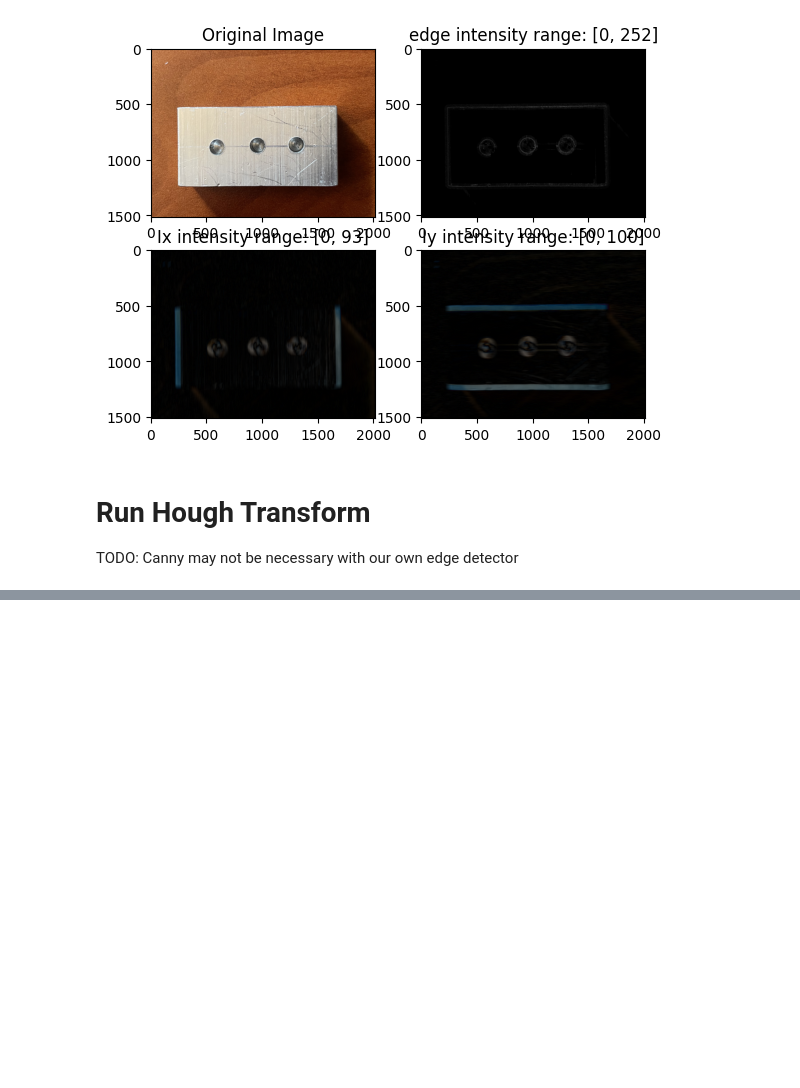
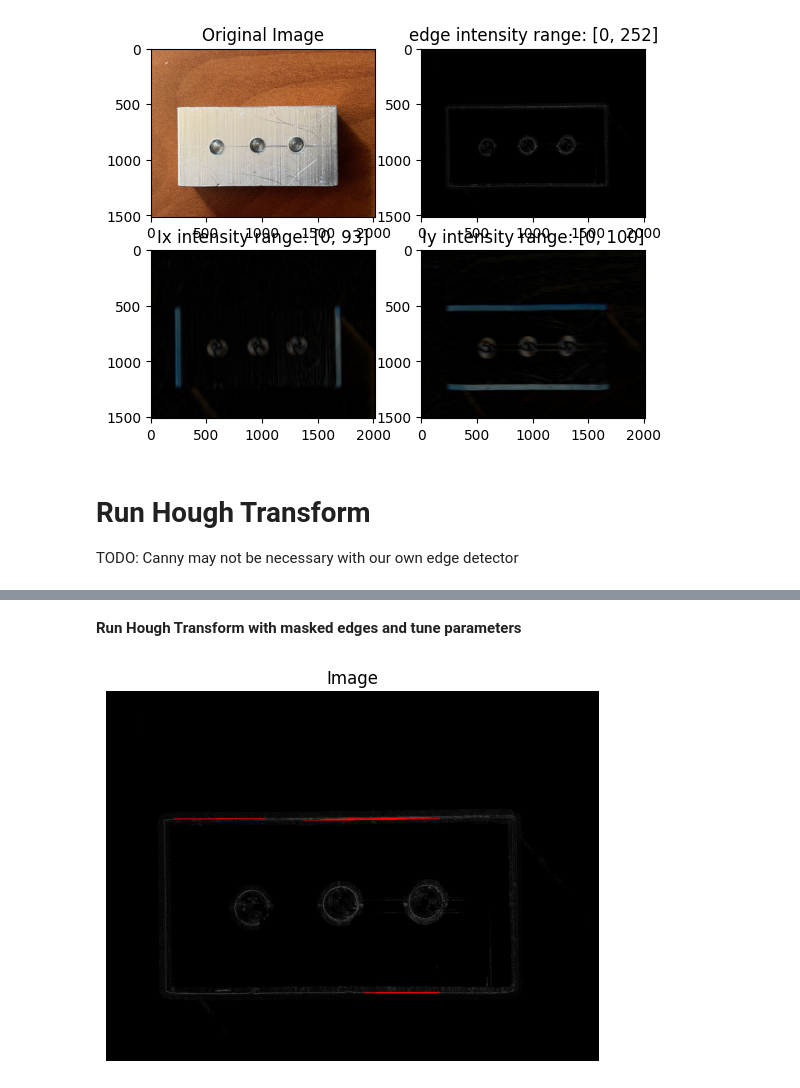
Before and after one commit to Zack-szh/CV-Based-Geometric-Dimensioning-Tolerancing, a Jupyter notebook: testing.ipynb, the cells around one changed output, grey strips where cells are left out. Drawn from its saved outputs; the diff is of its cells as text; code cells hidden in the pictures; blank space fills up the shorter version.

Commit message:
Tuned HT with masked fine edges & canny edges; logged some insights

```diff
--- a/testing.ipynb
+++ b/testing.ipynb
@@ -193 +194,8 @@ showImage(gradient_hough)
 [figure]
+# %% [markdown]
+**Run Hough Transform with masked edges and tune parameters**
+# %%
+houghOutput = applyHoughTransform(edges_masked)
+showImage(houghOutput)
+# %% [output]
+[figure, added]
```
Also changed, not shown: parts of 10 cells of this notebook.
